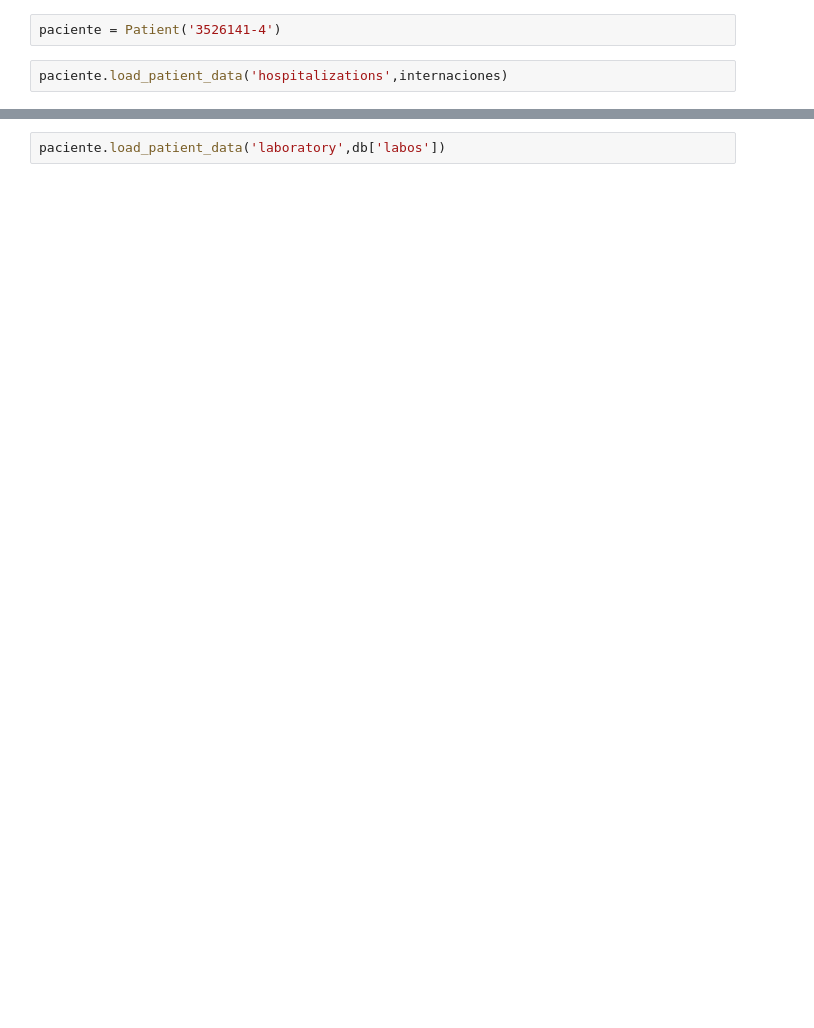
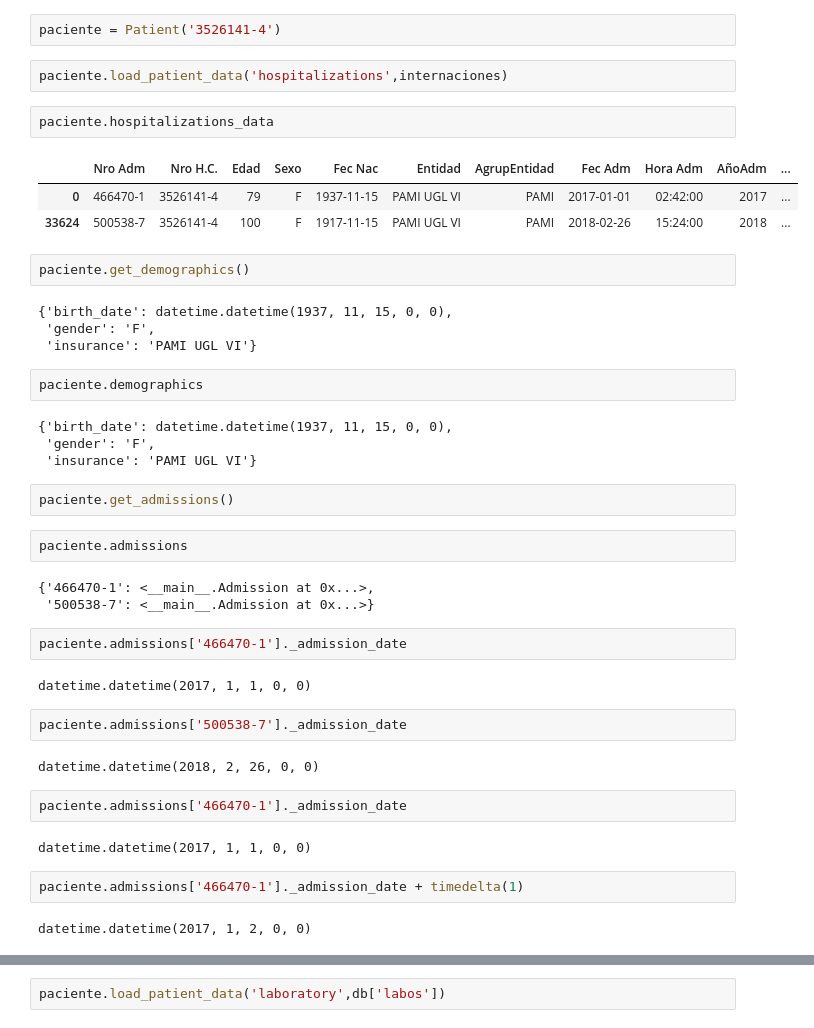
Before and after one commit to josedallavia/A-Machine-Learning-Approach-for-Optimization-of-Hospital-Bed-Utilization, a Jupyter notebook: Draft_hospital_classes.ipynb, the cells around one changed output, grey strips where cells are left out. Cells and saved outputs as stored; diff of their text form; blank space fills up the shorter version.

```diff
--- a/Draft_hospital_classes.ipynb
+++ b/Draft_hospital_classes.ipynb
@@ -176,3 +340,44 @@ class Admission(Patient):
 paciente = Patient('3526141-4')
 # %%
 paciente.load_patient_data('hospitalizations',internaciones)
+# %%
+paciente.hospitalizations_data
+# %% [output]
+|  | Nro Adm | Nro H.C. | Edad | Sexo | Fec Nac | Entidad | AgrupEntidad | Fec Adm | Hora Adm | AñoAdm | ... |
+| 0 | 466470-1 | 3526141-4 | 79 | F | 1937-11-15 | PAMI UGL VI | PAMI | 2017-01-01 | 02:42:00 | 2017 | ... |
+| 33624 | 500538-7 | 3526141-4 | 100 | F | 1917-11-15 | PAMI UGL VI | PAMI | 2018-02-26 | 15:24:00 | 2018 | ... |
+# %%
+paciente.get_demographics()
+# %% [output]
+{'birth_date': datetime.datetime(1937, 11, 15, 0, 0),
+ 'gender': 'F',
+ 'insurance': 'PAMI UGL VI'}
+# %%
+paciente.demographics
+# %% [output]
+{'birth_date': datetime.datetime(1937, 11, 15, 0, 0),
+ 'gender': 'F',
+ 'insurance': 'PAMI UGL VI'}
+# %%
+paciente.get_admissions()
+# %%
+paciente.admissions
+# %% [output]
+{'466470-1': <__main__.Admission at 0x...>,
+ '500538-7': <__main__.Admission at 0x...>}
+# %%
+paciente.admissions['466470-1']._admission_date
+# %% [output]
+datetime.datetime(2017, 1, 1, 0, 0)
+# %%
+paciente.admissions['500538-7']._admission_date
+# %% [output]
+datetime.datetime(2018, 2, 26, 0, 0)
+# %%
+paciente.admissions['466470-1']._admission_date
+# %% [output]
+datetime.datetime(2017, 1, 1, 0, 0)
+# %%
+paciente.admissions['466470-1']._admission_date + timedelta(1)
+# %% [output]
+datetime.datetime(2017, 1, 2, 0, 0)
```
Also changed, not shown: parts of 40 cells of this notebook.
